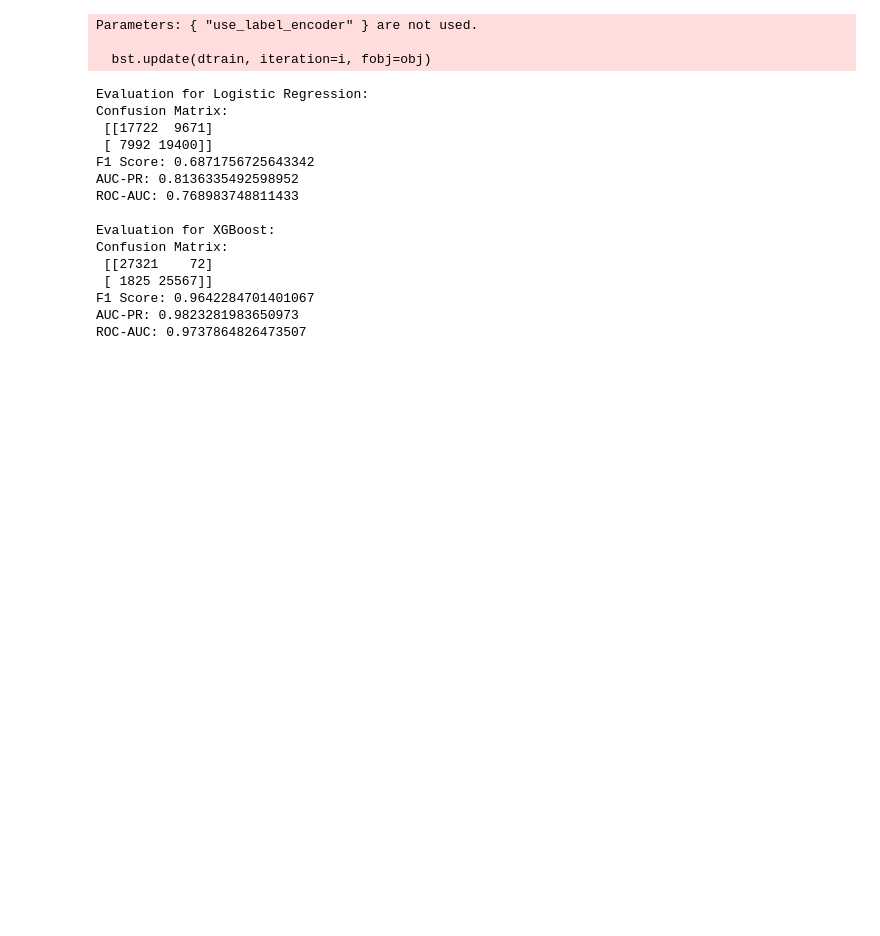
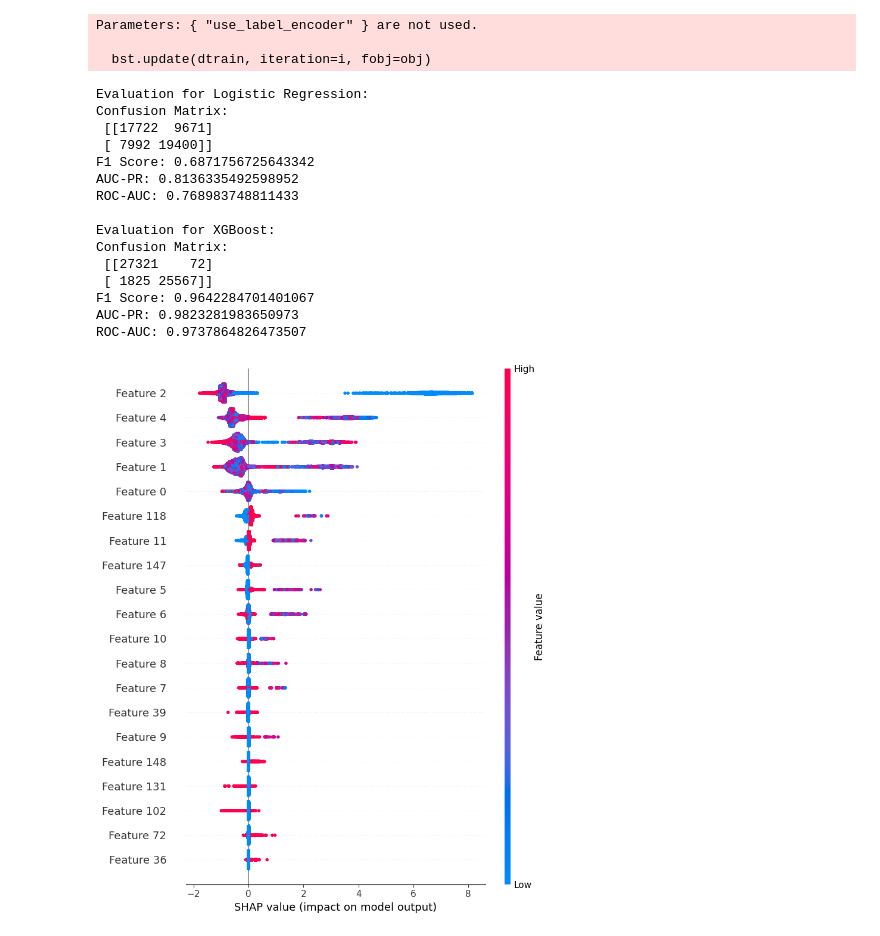
Before and after one commit to selkif/fraud-detection, a Jupyter notebook: interim1.ipynb, the cells around one changed output. Drawn from its saved outputs; the diff is of its cells as text; code cells hidden in the pictures; blank space fills up the shorter version.

```diff
--- a/interim1.ipynb
+++ b/interim1.ipynb
@@ -161,3 +161,15 @@ Confusion Matrix:
 F1 Score: 0.9642284701401067
 AUC-PR: 0.9823281983650973
 ROC-AUC: 0.9737864826473507
+# %%
+import shap
+
+
+explainer = shap.Explainer(xgb)
+
+shap_values = explainer(X_test)
+# %%
+
+shap.summary_plot(shap_values, X_test)
+# %% [output]
+[figure, added]
```
Also changed, not shown: parts of 3 cells of this notebook, 2 other files.
